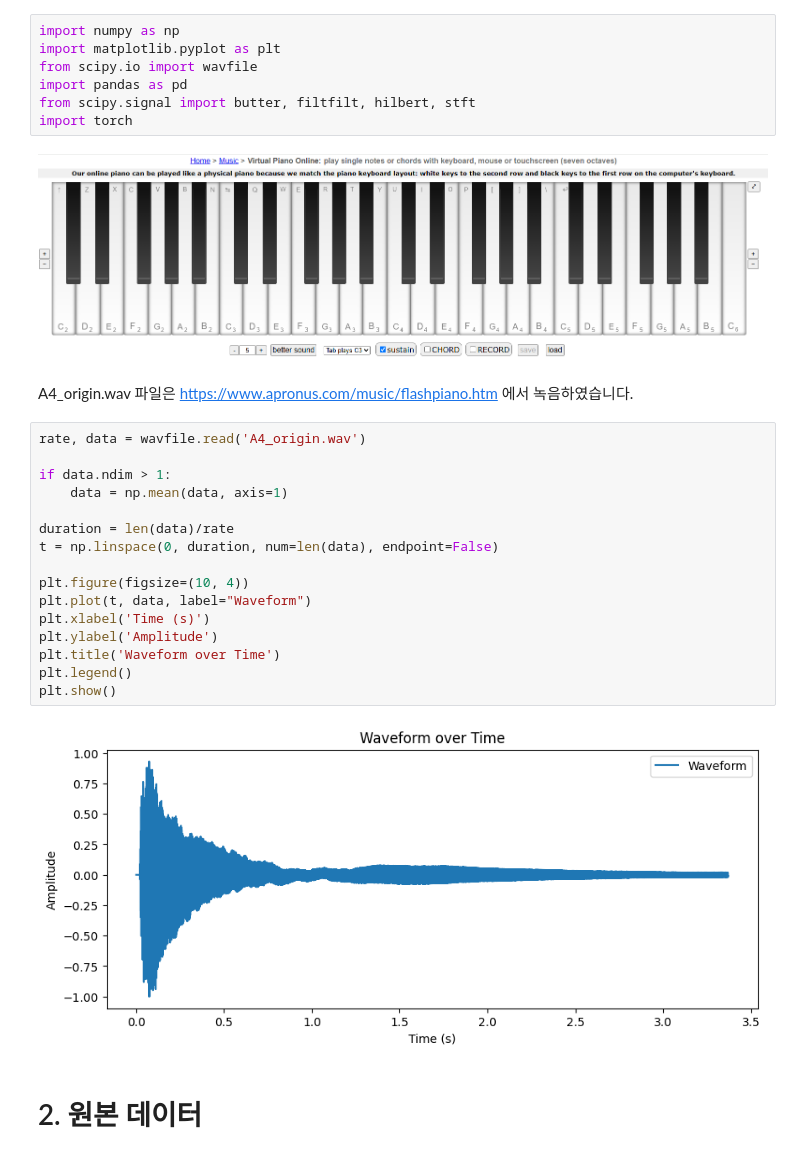
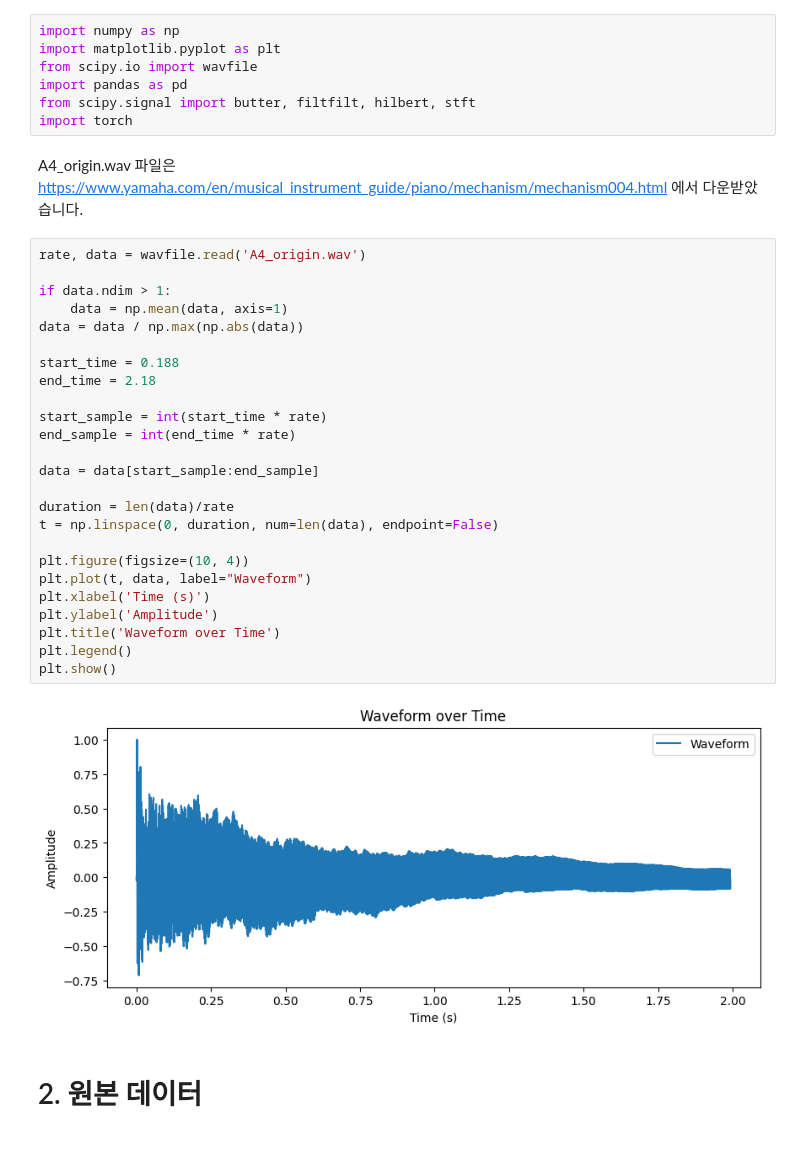
Before and after one commit to jiwon1202/2025_Mechanistic_Data_Science, a Jupyter notebook: 04_Fourier_Transform/fourier_transform.ipynb, the cells around one changed output. Saved outputs shown, nothing was run; the diff lists cells and outputs as text.

```diff
--- a/04_Fourier_Transform/fourier_transform.ipynb
+++ b/04_Fourier_Transform/fourier_transform.ipynb
@@ -7,28 +7,35 @@ from scipy.io import wavfile
 import pandas as pd
 from scipy.signal import butter, filtfilt, hilbert, stft
 import torch
-# %% [markdown]
-![image.png](embedded-picture-1)
 # %% [markdown]
-A4_origin.wav 파일은 https://www.apronus.com/music/flashpiano.htm 에서 녹음하였습니다.
+A4_origin.wav 파일은 https://www.yamaha.com/en/musical_instrument_guide/piano/mechanism/mechanism004.html 에서 다운받았습니다.
 # %%
 rate, data = wavfile.read('A4_origin.wav')
 
 if data.ndim > 1:
     data = np.mean(data, axis=1)
+data = data / np.max(np.abs(data))
+
+start_time = 0.188
+end_time = 2.18
+
+start_sample = int(start_time * rate)
+end_sample = int(end_time * rate)
+
+data = data[start_sample:end_sample]
 
 duration = len(data)/rate
 t = np.linspace(0, duration, num=len(data), endpoint=False)
 
 plt.figure(figsize=(10, 4))
 plt.plot(t, data, label="Waveform")
 plt.xlabel('Time (s)')
 plt.ylabel('Amplitude')
 plt.title('Waveform over Time')
 plt.legend()
 plt.show()
 # %% [output]
-[figure, old version]
+[figure, new version]
 # %% [markdown]
 # 2. 원본 데이터
 # %% [markdown]
```
Also changed, not shown: parts of 11 cells of this notebook, 3 other files.
